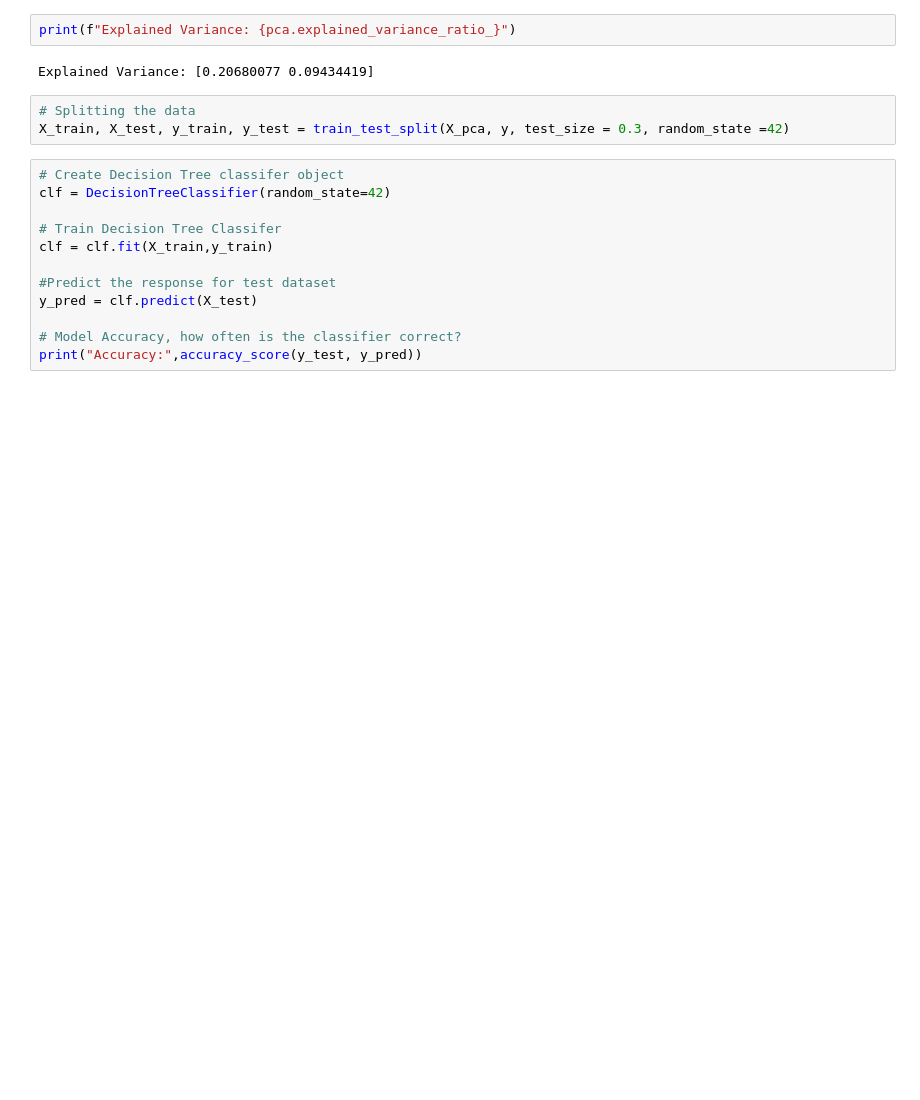
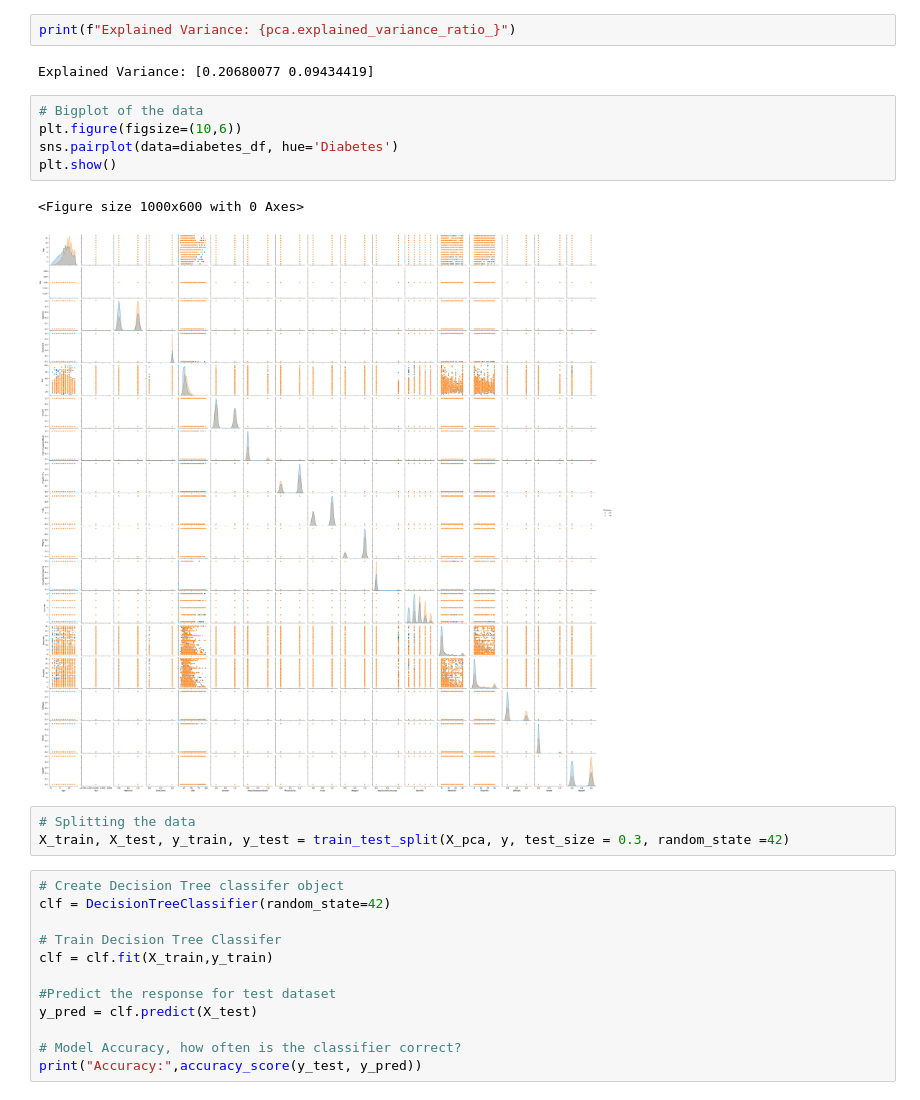
Before and after one commit to jjmccarty/project2_diabetes_outcomes, a Jupyter notebook: AZ.ipynb, the cells around one changed output. Cells and saved outputs as stored; diff of their text form; blank space fills up the shorter version.

Commit message:
Plot

```diff
--- a/AZ.ipynb
+++ b/AZ.ipynb
@@ -102,6 +87,14 @@ plt.show()
 print(f"Explained Variance: {pca.explained_variance_ratio_}")
 # %% [output]
 Explained Variance: [0.20680077 0.09434419]
+# %%
+# Bigplot of the data
+plt.figure(figsize=(10,6))
+sns.pairplot(data=diabetes_df, hue='Diabetes')
+plt.show()
+# %% [output]
+<Figure size 1000x600 with 0 Axes>
+[figure, added]
 # %%
 # Splitting the data
 X_train, X_test, y_train, y_test = train_test_split(X_pca, y, test_size = 0.3, random_state =42)
```
Also changed, not shown: parts of 9 cells of this notebook.
